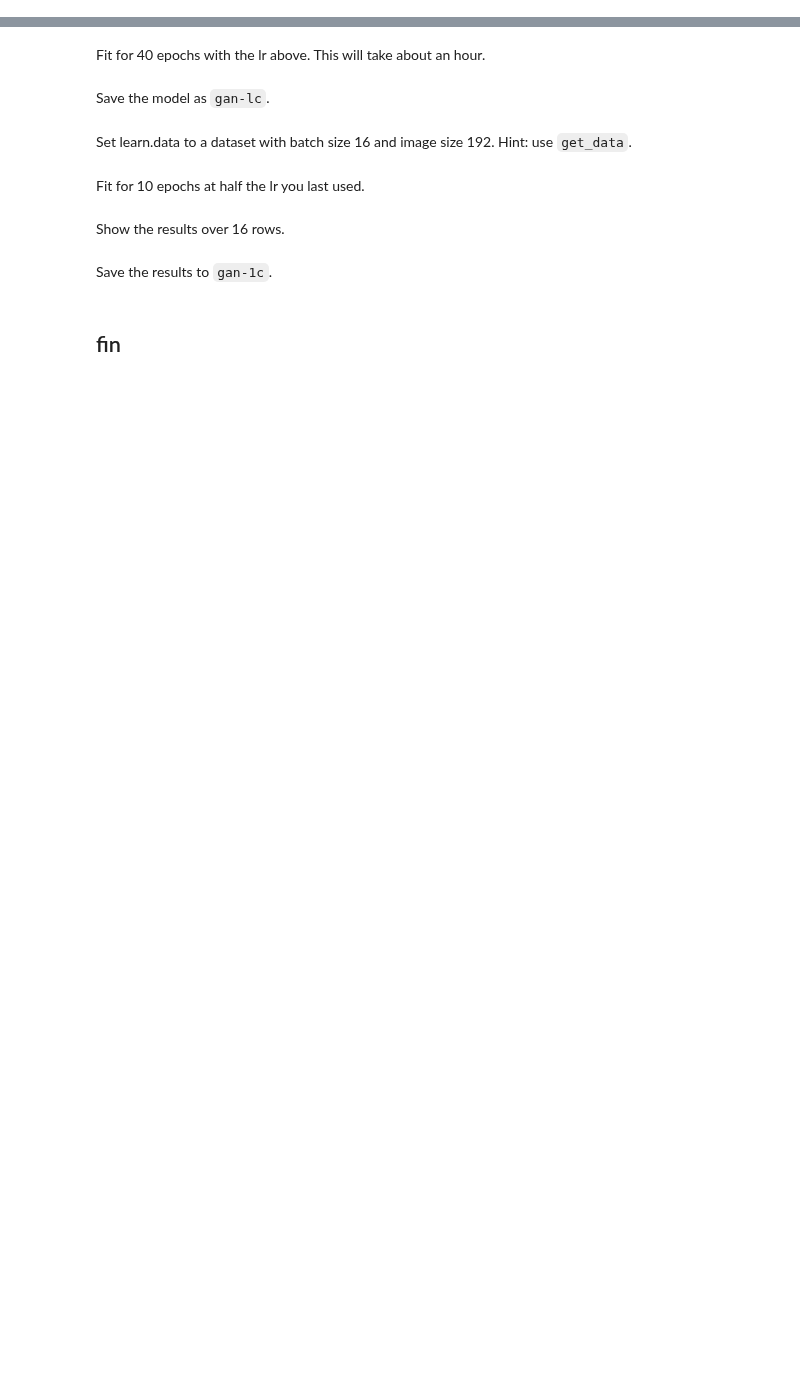
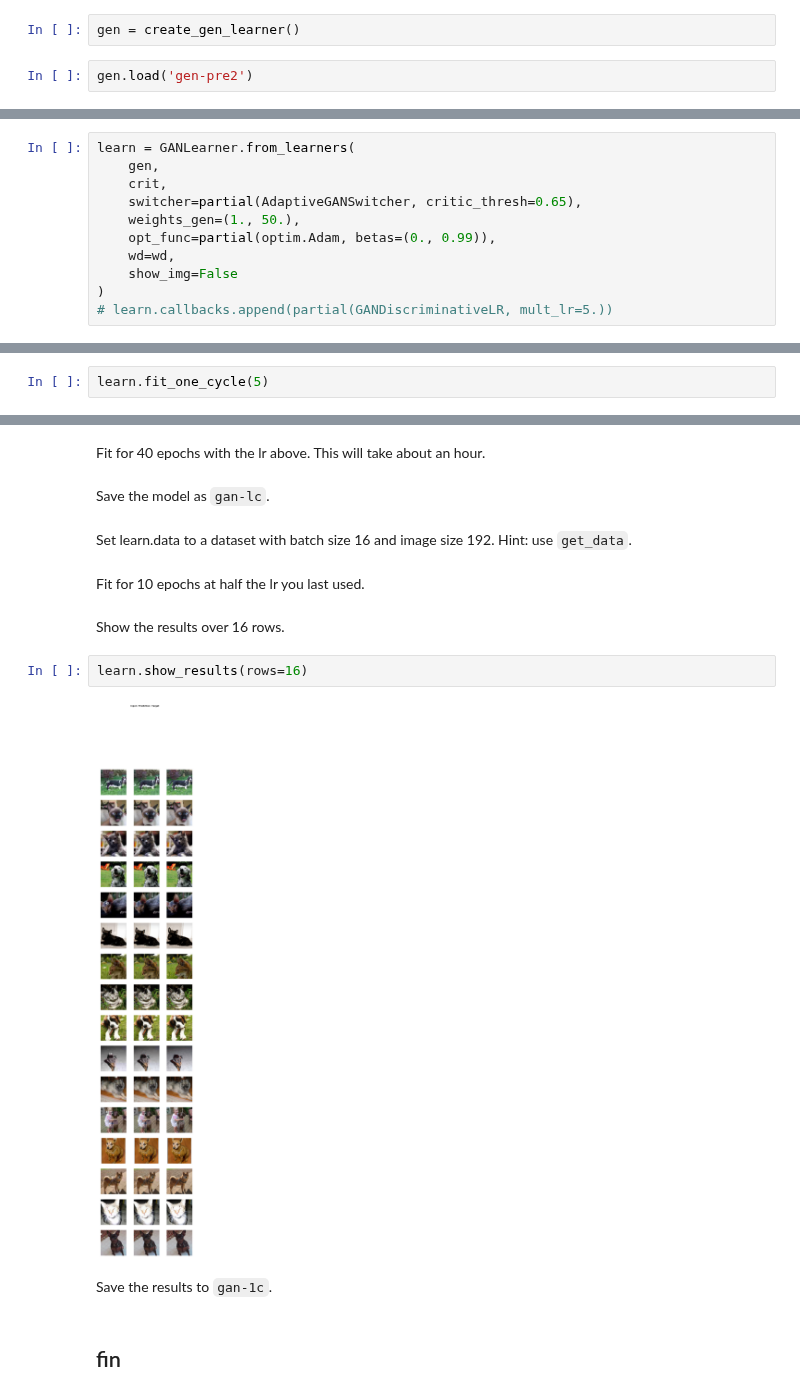
Before and after one commit to rforgione/course-v3, a Jupyter notebook: nbs/dl1/lesson7-superres-gan-attempt.ipynb, the cells around one changed output, grey strips where cells are left out. Drawn from its saved outputs; the diff is of its cells as text; blank space fills up the shorter version.

```diff
--- a/nbs/dl1/lesson7-superres-gan-attempt.ipynb
+++ b/nbs/dl1/lesson7-superres-gan-attempt.ipynb
@@ -289,2 +297,6 @@ Recreate the critic learner from the dad you just loaded with no metrics, and lo
 # %% [markdown]
 Create a gen learner and load `gen-pre2`.
+# %%
+gen = create_gen_learner()
+# %%
+gen.load('gen-pre2')
@@ -293,5 +323,16 @@ Create a `GANLearner`. There are a few pieces here:
 - Create a partial function based on `AdaptiveGANSwitcher` where `critic_thresh` = 0.65. Can you explain what the critic threshold is?
 - Create learner `learn` using `GANLearner.from_learners` with `learn_gen`, `learn_crit`, `weights_gen`=(1., 50.), `show_img=False`, `switcher=switcher`, `opt_func=partial(optim.Adam, betas=(0.,0.99))`, `wd=wd`. Explain what each of these means.
 - Append a partial function based on `GANDiscriminativeLR` with `mult_lr=5.` to the learner's callback functions. What does this do?
+# %%
+learn = GANLearner.from_learners(
+    gen,
+    crit,
+    switcher=partial(AdaptiveGANSwitcher, critic_thresh=0.65),
+    weights_gen=(1., 50.),
+    opt_func=partial(optim.Adam, betas=(0., 0.99)),
+    wd=wd,
+    show_img=False
+)
+# learn.callbacks.append(partial(GANDiscriminativeLR, mult_lr=5.))
 # %% [markdown]
 Set the `lr` to `1e-4`.
@@ -297,0 +341,2 @@ Set the `lr` to `1e-4`.
+# %%
+learn.fit_one_cycle(5)
@@ -305,6 +358,10 @@ Set learn.data to a dataset with batch size 16 and image size 192. Hint: use `ge
 Fit for 10 epochs at half the lr you last used.
 # %% [markdown]
 Show the results over 16 rows.
+# %%
+learn.show_results(rows=16)
+# %% [output]
+[figure, added]
 # %% [markdown]
 Save the results to `gan-1c`.
 # %% [markdown]
```
Also changed, not shown: parts of 10 cells of this notebook.
